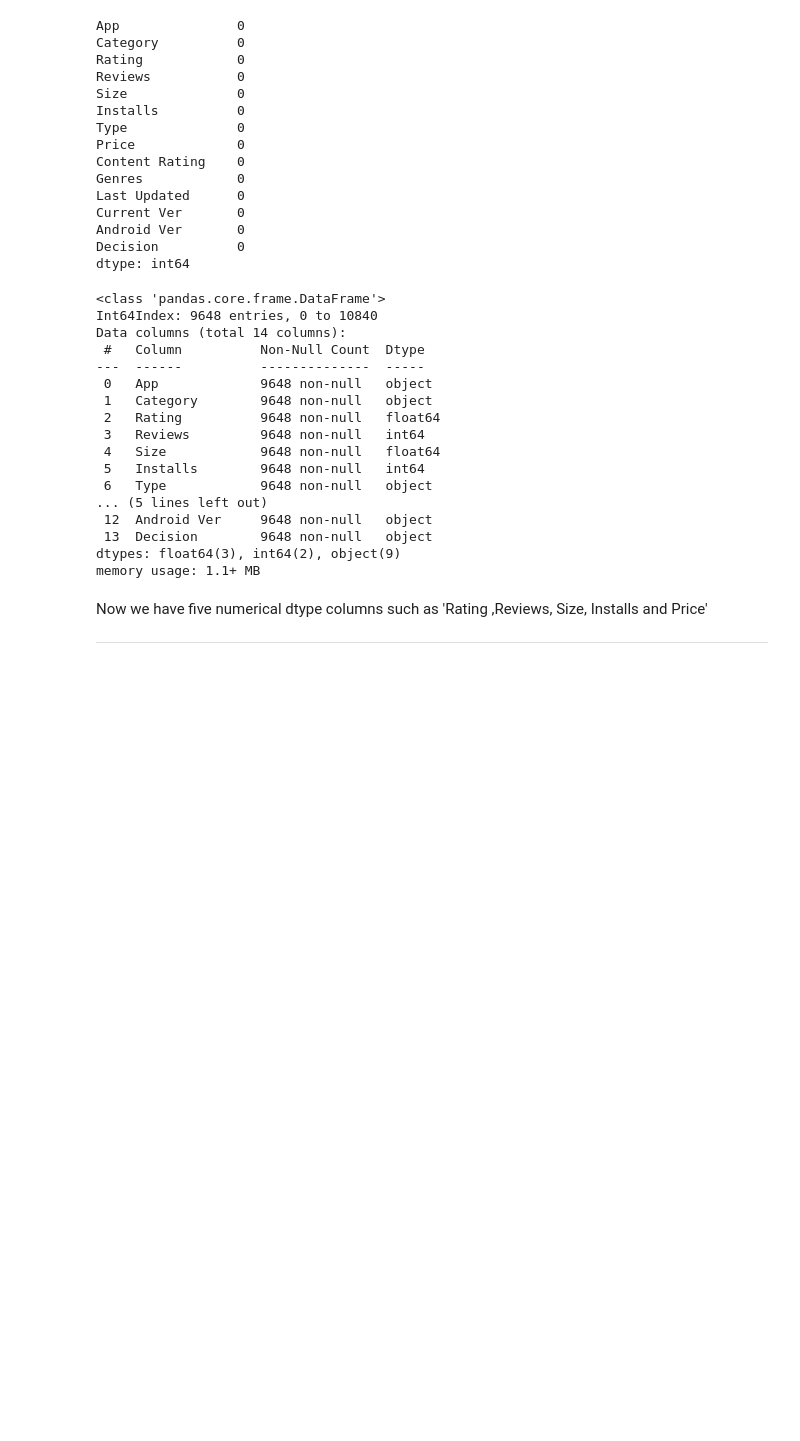
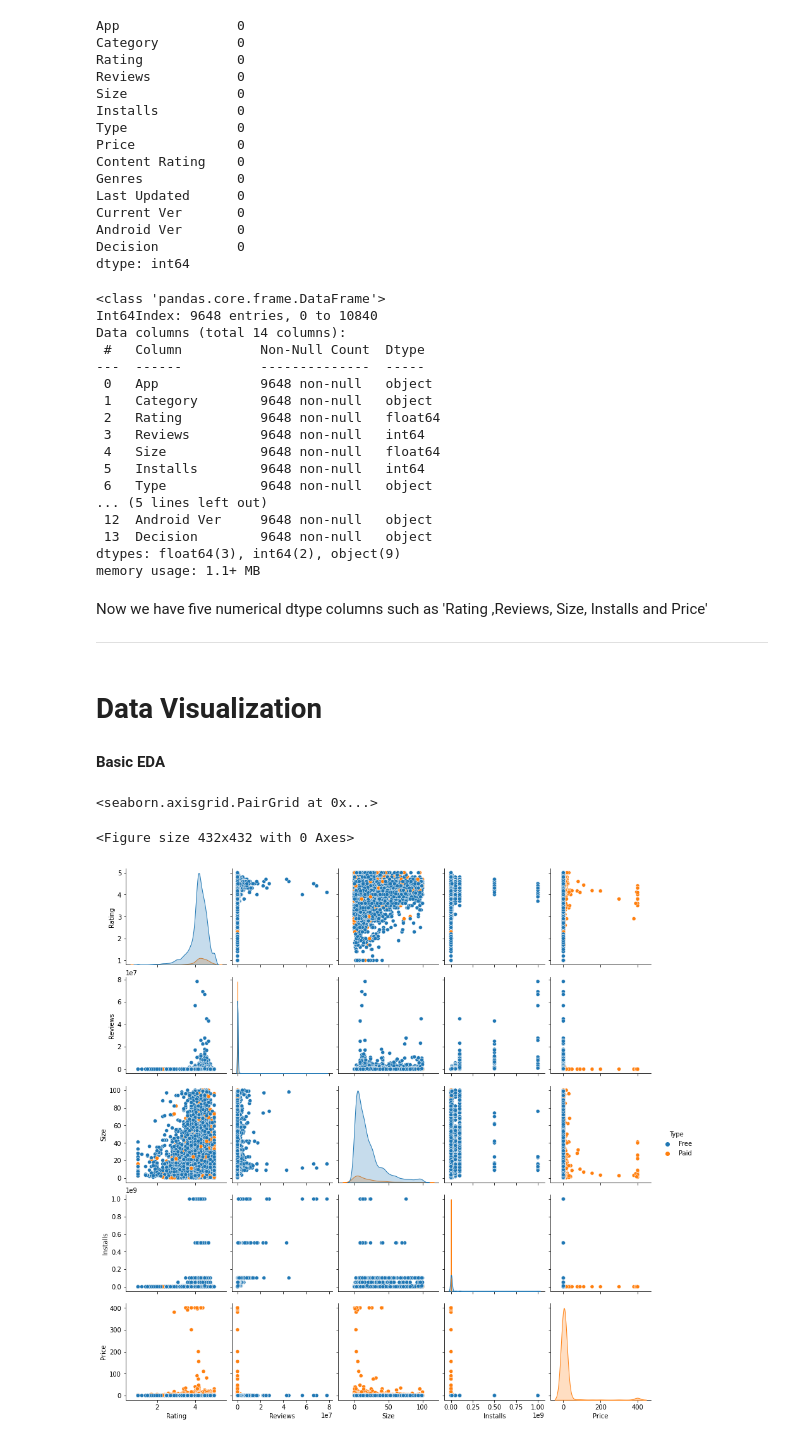
Before and after one commit to AjayUnique/EDA-playstore-app, a Jupyter notebook: Ajay_Tiwari_playstore.ipynb, the cells around one changed output. Cells and saved outputs as stored; diff of their text form; code cells hidden in the pictures; blank space fills up the shorter version.

```diff
--- a/Ajay_Tiwari_playstore.ipynb
+++ b/Ajay_Tiwari_playstore.ipynb
@@ -337,3 +342,14 @@ Now we have five numerical dtype columns such as 'Rating ,Reviews, Size, Install
 
 
 ---
+# %% [markdown]
+# Data Visualization
+# %% [markdown]
+**Basic EDA**
+# %%
+plt.figure(figsize=(6,6))
+sns.pairplot(playdf,hue="Type")
+# %% [output]
+<seaborn.axisgrid.PairGrid at 0x...>
+<Figure size 432x432 with 0 Axes>
+[figure, added]
```
Also changed, not shown: parts of 11 cells of this notebook.
